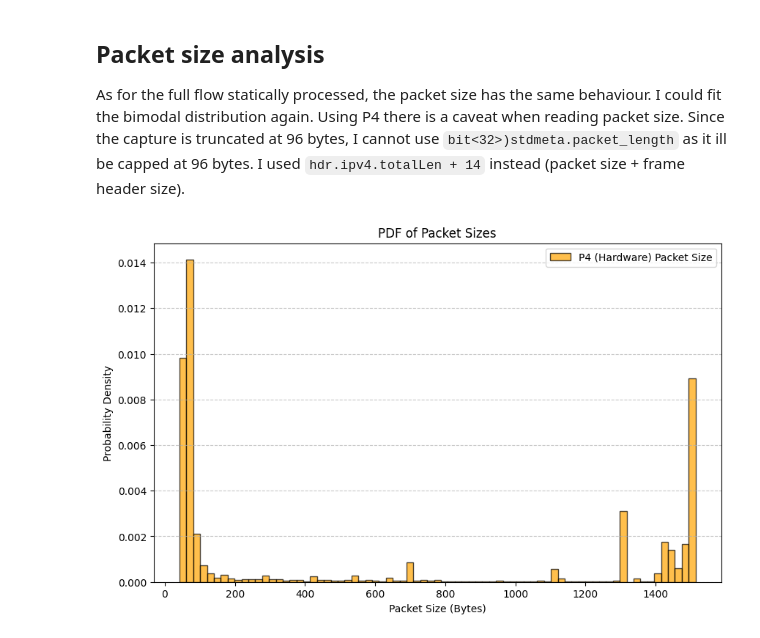
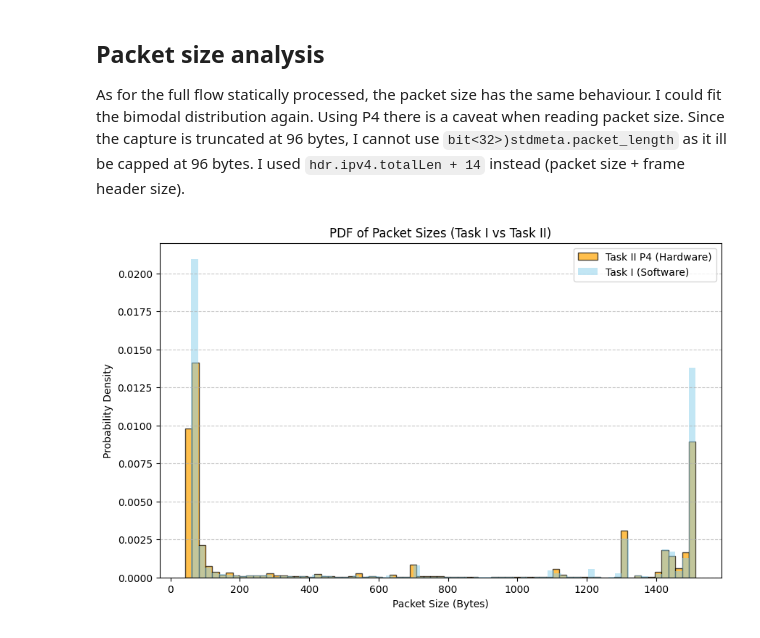
Before and after one commit to alarmfox/imdea-assignement, a Jupyter notebook: analysis.ipynb, the cells around one changed output. Saved outputs shown, nothing was run; the diff lists cells and outputs as text; code cells hidden in the pictures.

Commit message:
feat: added comparison task 1 and task 2

```diff
--- a/analysis.ipynb
+++ b/analysis.ipynb
@@ -23,7 +23,7 @@ python scritps/prepare_pcap.py -c 10000 <path-to-pcap>
 # %%
 import pandas as pd
 
-fname = "dataset/201302011400-full.csv"
+fname = "dataset/201302011400-10000.csv"
 
 df = pd.read_csv(fname)
 
@@ -564,28 +558,29 @@ As for the full flow statically processed, the packet size has the same behaviou
 # %%
 import pandas as pd
 import numpy as np
 import matplotlib.pyplot as plt
 
 df_p4 = pd.read_csv("dataset/p4_packet_sizes.csv")
 
 # Create the histogram from the P4 counter.
 p4_packet_sizes = np.repeat(df_p4['packet_size'].values, df_p4['count'].values)
 
 bins = 75
 pdf = plt.figure(figsize=(10, 6))
 
 # Plot the P4 Data
 plt.hist(p4_packet_sizes, bins=bins, density=True, color='orange',
-         edgecolor='black', alpha=0.7, label="P4 (Hardware) Packet Size")
+         edgecolor='black', alpha=0.7, label="Task II P4 (Hardware)")
 
-# You can easily plot your Task I data on top of this by adding your original line here:
-# plt.hist(packet_sizes, bins=bins, density=True, color='skyblue', alpha=0.5, label="Task I (Software)")
+# Plot data from previous cell
+plt.hist(packet_sizes, bins=bins, density=True, color='skyblue', alpha=0.5, label="Task I (Software)")
 
-plt.title('PDF of Packet Sizes')
+plt.title('PDF of Packet Sizes (Task I vs Task II)')
 plt.xlabel('Packet Size (Bytes)')
 plt.ylabel('Probability Density')
 plt.grid(axis='y', linestyle='--', alpha=0.7)
 plt.legend()
+plt.savefig("figures/task2/pdf-packetsize-task1-task2.pdf")
 plt.show()
 # %% [output]
-[figure, old version]
+[figure, new version]
```
Also changed, not shown: parts of 1 cell of this notebook.
